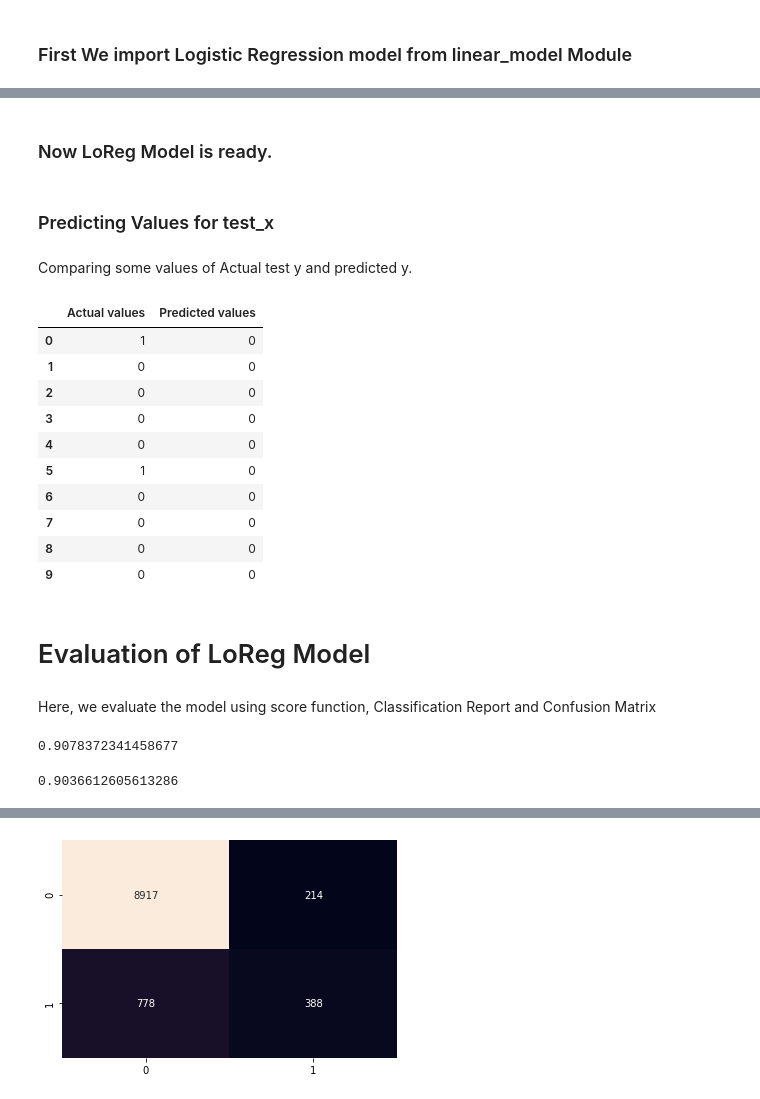
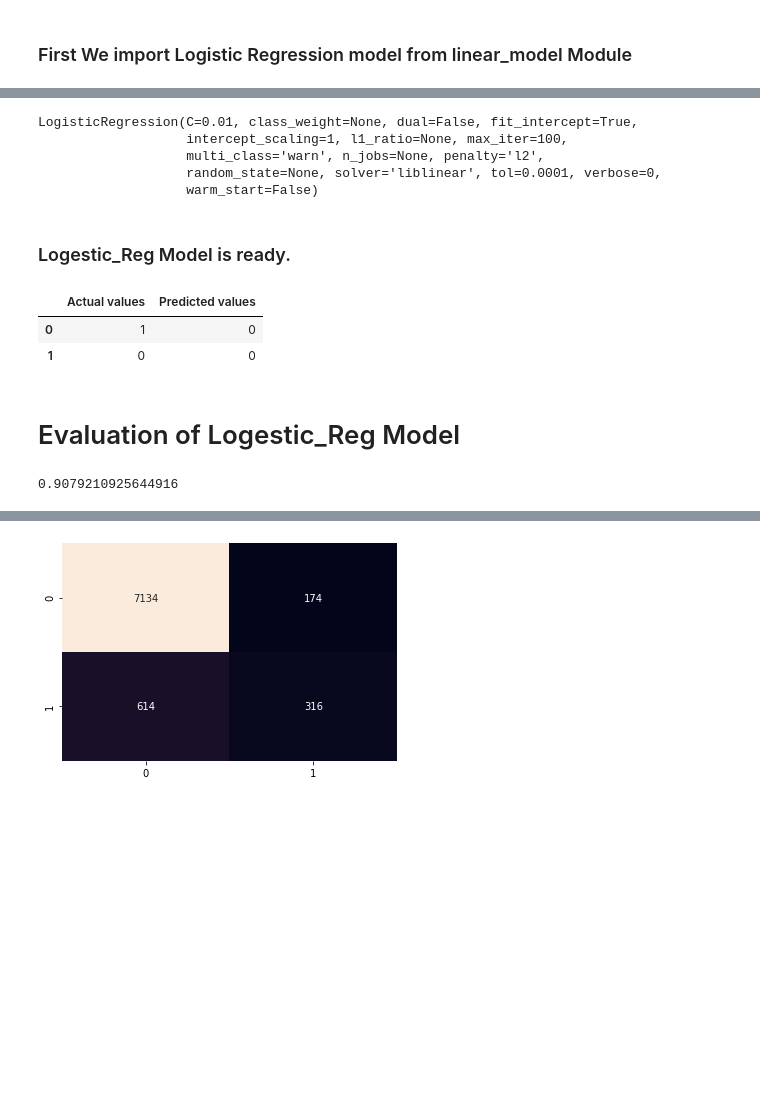
Before and after one commit to SSehrawat1720/ML-Projects, a Jupyter notebook: Predicting Client's choice to Subscribed a Term Deposit or not based on multiple feature by Different Classification Models.ipynb, the cells around one changed output, grey strips where cells are left out. Drawn from its saved outputs; the diff is of its cells as text; code cells hidden in the pictures; blank space fills up the shorter version.

```diff
--- a/Predicting Client's choice to Subscribed a Term Deposit or not based on multiple feature by Different Classification Models.ipynb
+++ b/Predicting Client's choice to Subscribed a Term Deposit or not based on multiple feature by Different Classification Models.ipynb
@@ -230,9 +231,9 @@ print(feature_score_df.nlargest(7,'Score'))
 # %% [markdown]
 # Model Dataset
 # %%
-model_data = all_req_features[['duration' , 'nr.employed' , 'pdays' , 'euribor3m' , 'emp.var.rate' ,
+model_DS = data[['duration' , 'nr.employed' , 'pdays' , 'euribor3m' , 'emp.var.rate' ,
                                'previous' , 'cons.price.idx' , 'y']]
-model_data .head()
+model_DS .head()
 # %% [output]
 |  | duration | nr.employed | pdays | euribor3m | emp.var.rate | previous | cons.price.idx | y |
 | 0 | 261 | 5191.0 | 999 | 4.857 | 1.1 | 0 | 93.994 | no |
@@ -259,9 +272,9 @@ model_data.describe()
 
 -> Independent Feature/Variable, x = Multiple Features
 # %%
-x = model_data[['duration' , 'nr.employed' , 'pdays' , 'euribor3m' , 'emp.var.rate' ,
+x = model_DS[['duration' , 'nr.employed' , 'pdays' , 'euribor3m' , 'emp.var.rate' ,
                                'previous' , 'cons.price.idx' ]] .values
-y = model_data['y'] .values
+y = model_DS['y'] .values
 # %%
 print( x[0:5] )
 print( f"Shape of Independent(x) variable is { x.shape }" )
@@ -371,7 +384,7 @@ array([[ 0.37327189,  0.        ,  0.        ,  0.        ,  0.        ,
 # %% [markdown]
 ### Now we split our data in train and test using train_test_split function
 # %%
-train_x , test_x , train_y , test_y = train_test_split( x , y , test_size = 0.25,random_state=4)
+x_train , x_test , y_train , y_test = train_test_split( x , y , test_size = 0.2,random_state=4)
 # %%
 print("Size of Train and Test Varibales. ")
 print()
@@ -390,5 +403,5 @@ Size of train_y : (30891,) and test_y : (10297,)
 ### First We import Logistic Regression model from linear_model Module
 # %%
 from sklearn import linear_model
-LoReg = linear_model .LogisticRegression(C=0.01,solver='liblinear')
+Logestic_Reg = linear_model .LogisticRegression(C=0.01,solver='liblinear')
 # %% [markdown]
@@ -404,4 +409,10 @@ LogisticRegression(C=0.01, class_weight=None, dual=False, fit_intercept=True,
+# %%
+Logestic_Reg .fit( x_train , y_train )
+# %% [output]
+LogisticRegression(C=0.01, class_weight=None, dual=False, fit_intercept=True,
+                   intercept_scaling=1, l1_ratio=None, max_iter=100,
+                   multi_class='warn', n_jobs=None, penalty='l2',
+                   random_state=None, solver='liblinear', tol=0.0001, verbose=0,
+                   warm_start=False)
 # %% [markdown]
-### Now LoReg Model is ready.
+### Logestic_Reg Model is ready.
-# %% [markdown]
-### Predicting Values for test_x
@@ -410,30 +419,14 @@ pred_y=LoReg.predict(test_x)
-# %% [markdown]
-Comparing some values of Actual test y and predicted y.
 # %%
-comp_df = pd.DataFrame({'Actual values':test_y,'Predicted values':pred_y})
-comp_df.head(10)
+LRPred = Logestic_Reg.predict(x_test)
+LR_compared_val  = pd.DataFrame({'Actual values':y_test,'Predicted values': LRPred})
+LR_compared_val.head(2)
 # %% [output]
 |  | Actual values | Predicted values |
 | 0 | 1 | 0 |
 | 1 | 0 | 0 |
-| 2 | 0 | 0 |
-| 3 | 0 | 0 |
-| 4 | 0 | 0 |
-| 5 | 1 | 0 |
-| 6 | 0 | 0 |
-| 7 | 0 | 0 |
-| 8 | 0 | 0 |
-| 9 | 0 | 0 |
 # %% [markdown]
-# Evaluation of LoReg Model
+# Evaluation of Logestic_Reg Model
-# %% [markdown]
-Here, we evaluate the model using score function, Classification Report and Confusion Matrix
-# %%
-LoReg.score(train_x,train_y)
-# %% [output]
-0.9078372341458677
-# %%
-lras=metrics.accuracy_score(test_y,pred_y)
-lras
-# %% [output]
-0.9036612605613286
+# %%
+Logestic_Reg.score( x_train , y_train )
+# %% [output]
+0.9079210925644916
```
Also changed, not shown: parts of 182 cells of this notebook.
